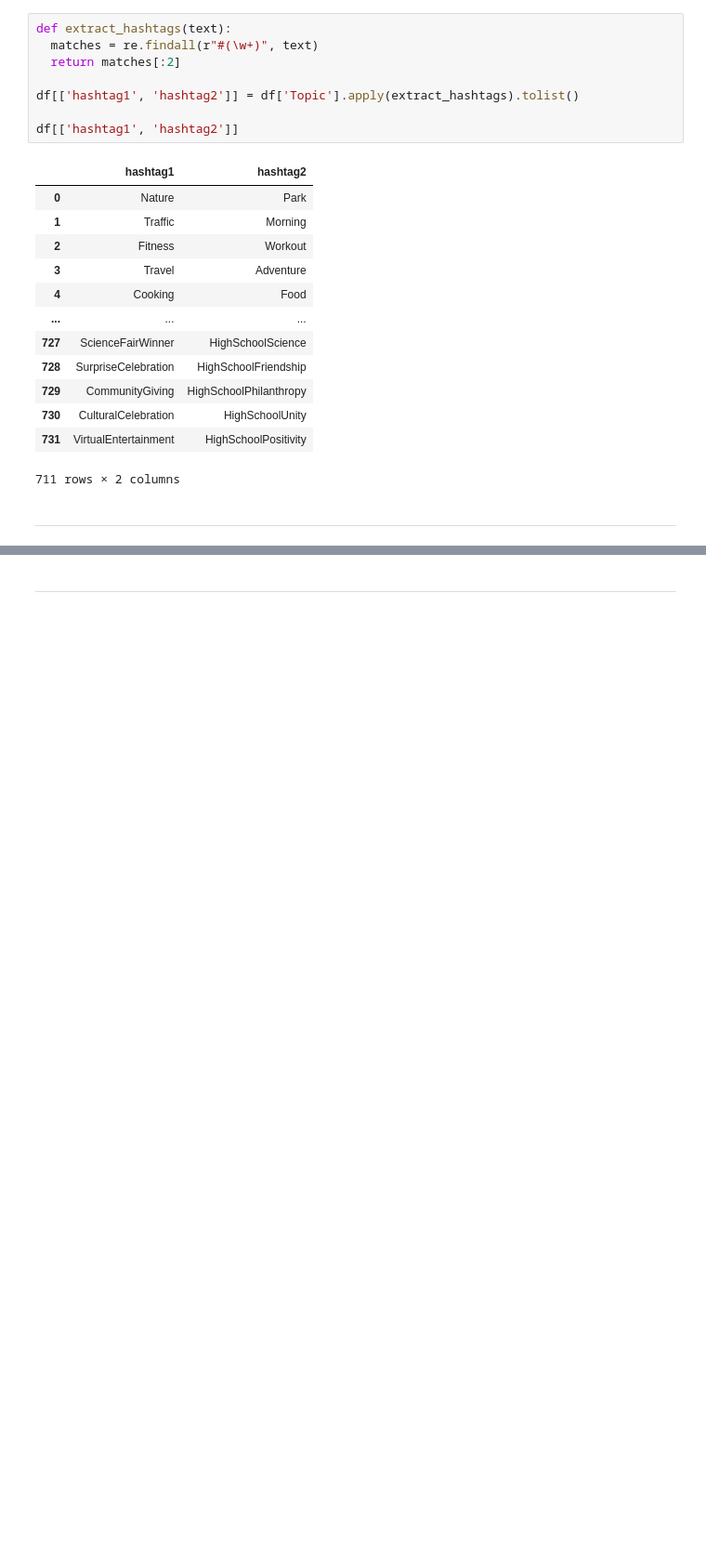
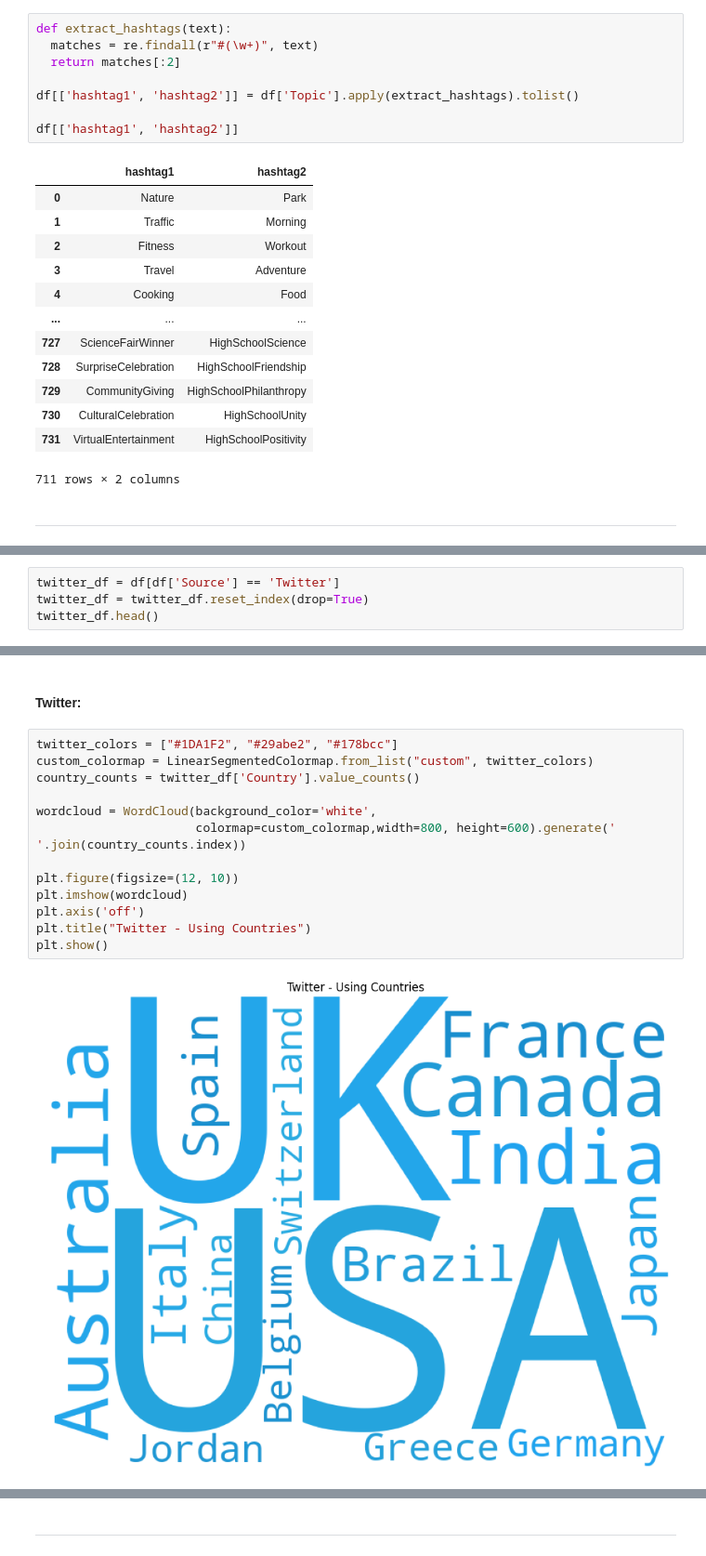
Before and after one commit to Social-Media-Sentiment-Analysis/NLP-Project, a Jupyter notebook: Social_Media_Sentiment_Analysis_Project.ipynb, the cells around one changed output, grey strips where cells are left out. Shown at 93% size. Saved outputs shown, nothing was run; the diff lists cells and outputs as text; blank space fills up the shorter version.

```diff
--- a/Social_Media_Sentiment_Analysis_Project.ipynb
+++ b/Social_Media_Sentiment_Analysis_Project.ipynb
@@ -423,0 +498,4 @@ Assigned to: Amany/Rehab
+# %%
+twitter_df = df[df['Source'] == 'Twitter']
+twitter_df = twitter_df.reset_index(drop=True)
+twitter_df.head()
@@ -423,0 +541,17 @@ Assigned to: Amany/Rehab
+# %% [markdown]
+#### Twitter:
+# %%
+twitter_colors = ["#1DA1F2", "#29abe2", "#178bcc"]
+custom_colormap = LinearSegmentedColormap.from_list("custom", twitter_colors)
+country_counts = twitter_df['Country'].value_counts()
+
+wordcloud = WordCloud(background_color='white',
+                      colormap=custom_colormap,width=800, height=600).generate(' '.join(country_counts.index))
+
+plt.figure(figsize=(12, 10))
+plt.imshow(wordcloud)
+plt.axis('off')
+plt.title("Twitter - Using Countries")
+plt.show()
+# %% [output]
+[figure, added]
```
Also changed, not shown: parts of 84 cells of this notebook.
